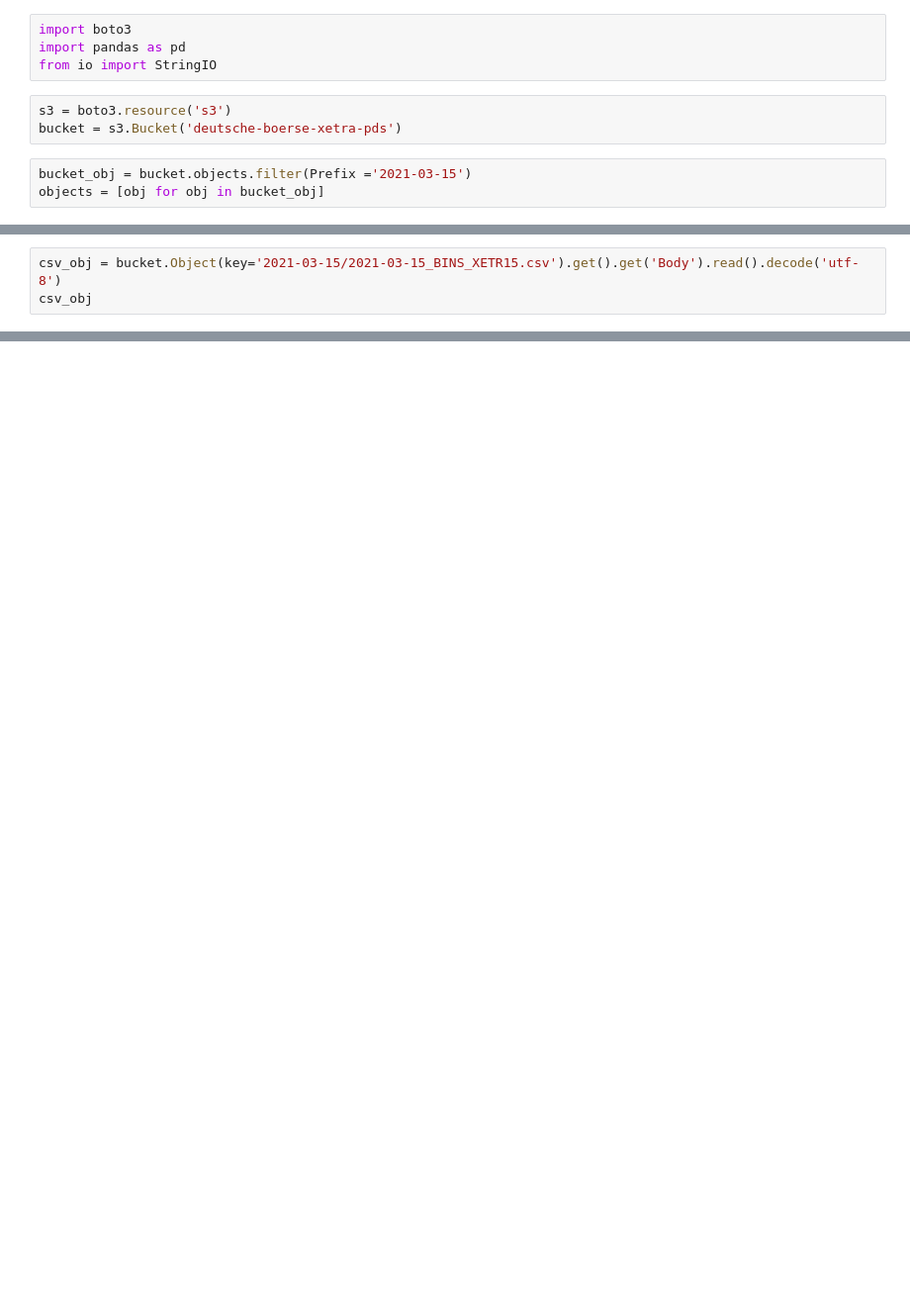
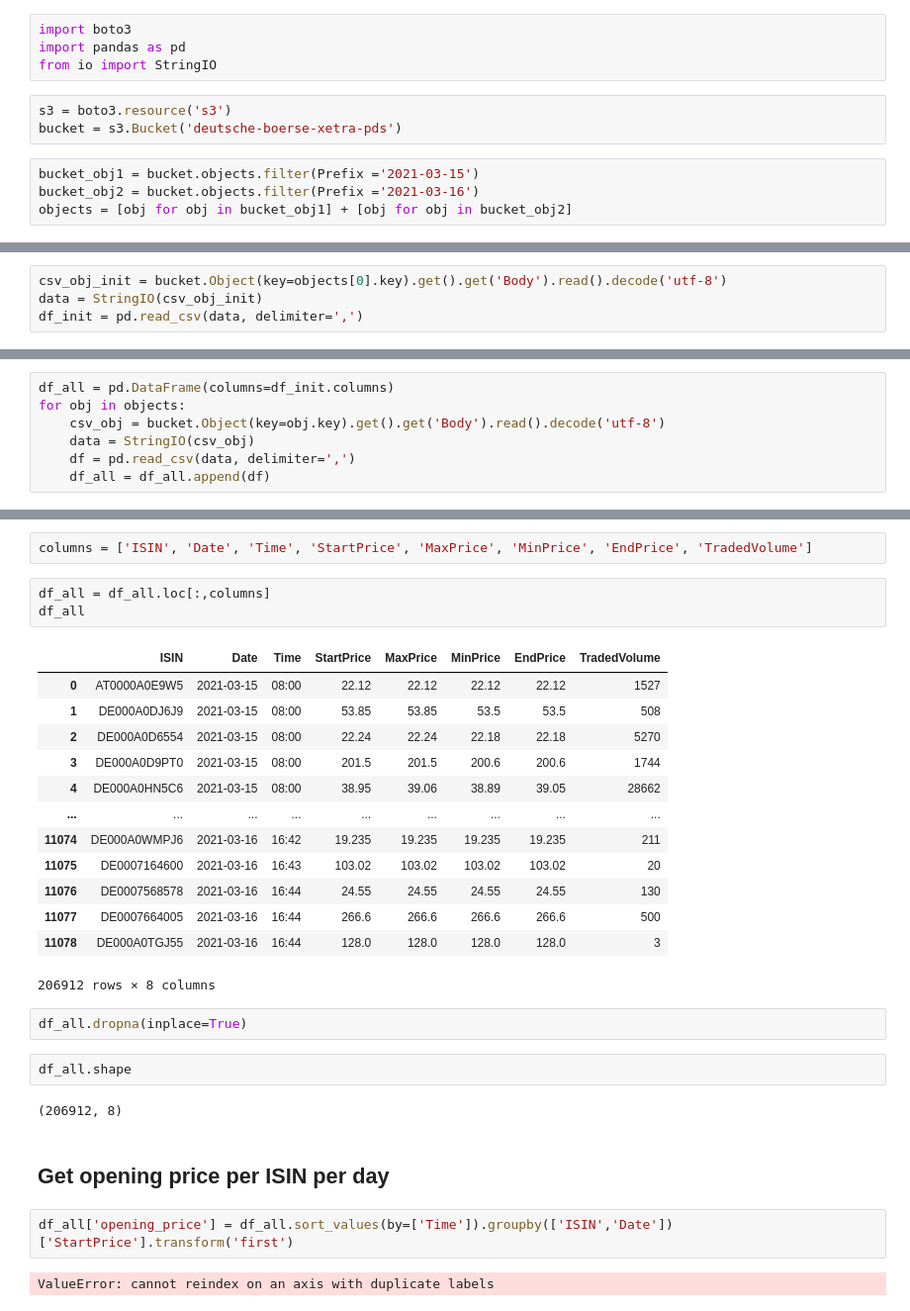
Before and after one commit to pythonlancer/xetra_etl_pipeline, a Jupyter notebook: Quick and Dirty Method.ipynb, the cells around one changed output, grey strips where cells are left out. Shown: that part at 99% size. Cells and saved outputs as stored; diff of their text form; blank space fills up the shorter version.

Commit message:
Just using jupyter notebook to get familair with the public S3 data source

```diff
--- a/Quick and Dirty Method.ipynb
+++ b/Quick and Dirty Method.ipynb
@@ -6,8 +6,9 @@ from io import StringIO
 s3 = boto3.resource('s3')
 bucket = s3.Bucket('deutsche-boerse-xetra-pds')
 # %%
-bucket_obj = bucket.objects.filter(Prefix ='2021-03-15')
-objects = [obj for obj in bucket_obj]
+bucket_obj1 = bucket.objects.filter(Prefix ='2021-03-15')
+bucket_obj2 = bucket.objects.filter(Prefix ='2021-03-16')
+objects = [obj for obj in bucket_obj1] + [obj for obj in bucket_obj2]
 # %%
 objects
 # %% [output]
@@ -30,0 +32,4 @@ objects
+# %%
+csv_obj_init = bucket.Object(key=objects[0].key).get().get('Body').read().decode('utf-8')
+data = StringIO(csv_obj_init)
+df_init = pd.read_csv(data, delimiter=',')
@@ -31,3 +43,7 @@ objects
 # %%
-csv_obj = bucket.Object(key='2021-03-15/2021-03-15_BINS_XETR15.csv').get().get('Body').read().decode('utf-8')
-csv_obj
+df_all = pd.DataFrame(columns=df_init.columns)
+for obj in objects:
+    csv_obj = bucket.Object(key=obj.key).get().get('Body').read().decode('utf-8')
+    data = StringIO(csv_obj)
+    df = pd.read_csv(data, delimiter=',')
+    df_all = df_all.append(df)
@@ -53,0 +50,31 @@ df
+# %%
+columns = ['ISIN', 'Date', 'Time', 'StartPrice', 'MaxPrice', 'MinPrice', 'EndPrice', 'TradedVolume']
+# %%
+df_all = df_all.loc[:,columns]
+df_all
+# %% [output]
+|  | ISIN | Date | Time | StartPrice | MaxPrice | MinPrice | EndPrice | TradedVolume |
+| 0 | AT0000A0E9W5 | 2021-03-15 | 08:00 | 22.12 | 22.12 | 22.12 | 22.12 | 1527 |
+| 1 | DE000A0DJ6J9 | 2021-03-15 | 08:00 | 53.85 | 53.85 | 53.5 | 53.5 | 508 |
+| 2 | DE000A0D6554 | 2021-03-15 | 08:00 | 22.24 | 22.24 | 22.18 | 22.18 | 5270 |
+| 3 | DE000A0D9PT0 | 2021-03-15 | 08:00 | 201.5 | 201.5 | 200.6 | 200.6 | 1744 |
+| 4 | DE000A0HN5C6 | 2021-03-15 | 08:00 | 38.95 | 39.06 | 38.89 | 39.05 | 28662 |
+| ... | ... | ... | ... | ... | ... | ... | ... | ... |
+| 11074 | DE000A0WMPJ6 | 2021-03-16 | 16:42 | 19.235 | 19.235 | 19.235 | 19.235 | 211 |
+| 11075 | DE0007164600 | 2021-03-16 | 16:43 | 103.02 | 103.02 | 103.02 | 103.02 | 20 |
+| 11076 | DE0007568578 | 2021-03-16 | 16:44 | 24.55 | 24.55 | 24.55 | 24.55 | 130 |
+| 11077 | DE0007664005 | 2021-03-16 | 16:44 | 266.6 | 266.6 | 266.6 | 266.6 | 500 |
+| 11078 | DE000A0TGJ55 | 2021-03-16 | 16:44 | 128.0 | 128.0 | 128.0 | 128.0 | 3 |
+206912 rows × 8 columns
+# %%
+df_all.dropna(inplace=True)
+# %%
+df_all.shape
+# %% [output]
+(206912, 8)
+# %% [markdown]
+## Get opening price per ISIN per day
+# %%
+df_all['opening_price'] = df_all.sort_values(by=['Time']).groupby(['ISIN','Date'])['StartPrice'].transform('first')
+# %% [output]
+ValueError: cannot reindex on an axis with duplicate labels
```
Also changed, not shown: parts of 6 cells of this notebook, 1 other file.
